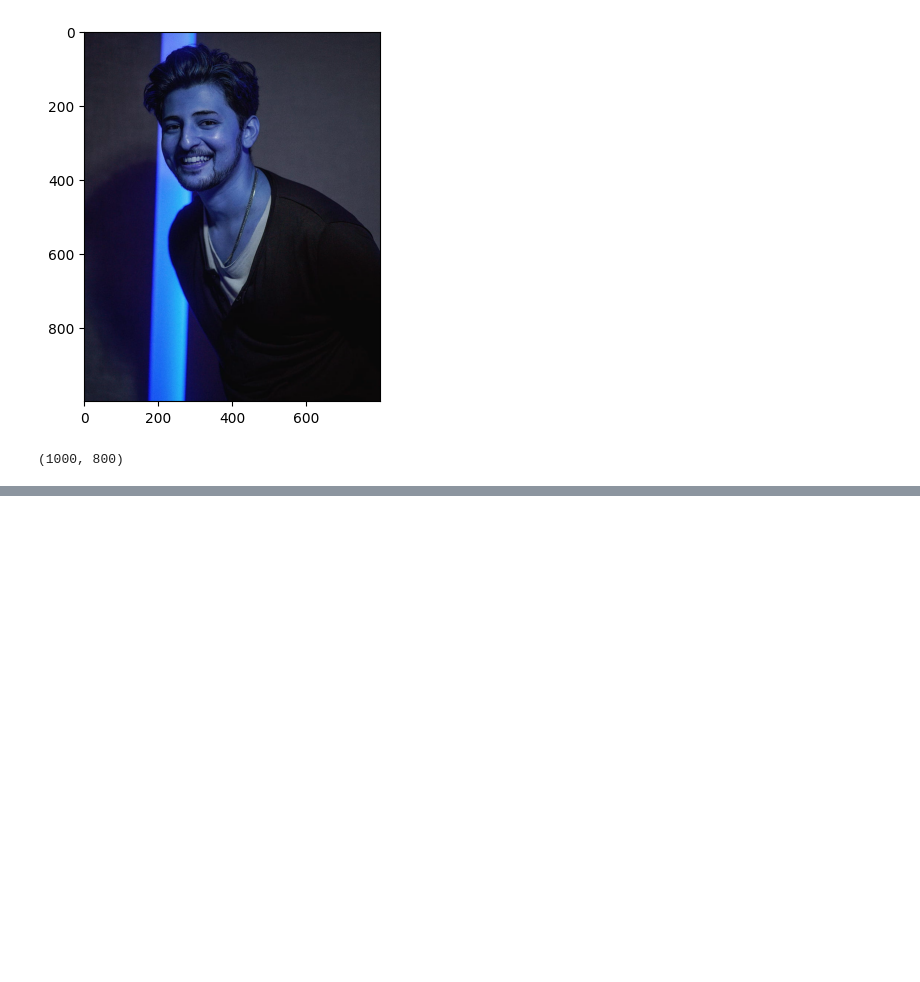
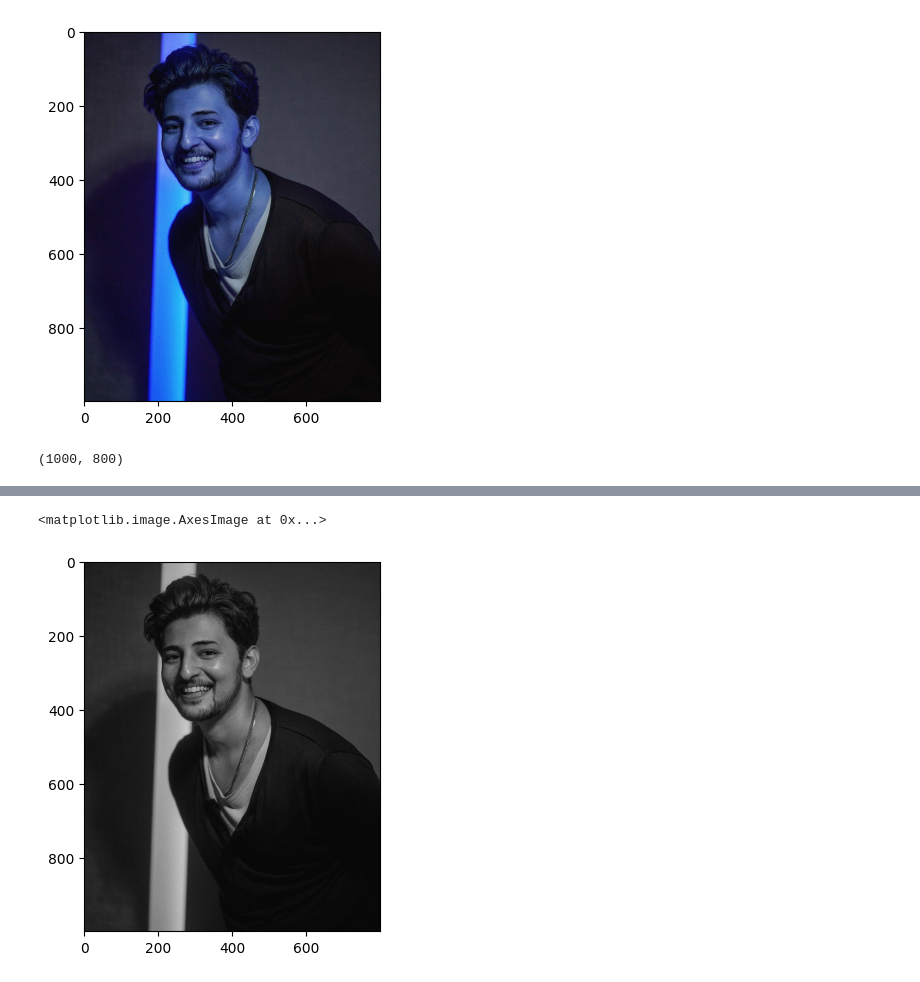
Before and after one commit to Kpawar10/image_classification, a Jupyter notebook: singer_classifier_mode.ipynb, the cells around one changed output, grey strips where cells are left out. Drawn from its saved outputs; the diff is of its cells as text; code cells hidden in the pictures; blank space fills up the shorter version.

```diff
--- a/singer_classifier_mode.ipynb
+++ b/singer_classifier_mode.ipynb
@@ -20,0 +31,5 @@ gray.shape
+# %%
+plt.imshow(gray,cmap='gray')
+# %% [output]
+<matplotlib.image.AxesImage at 0x...>
+[figure, added]
```
Also changed, not shown: parts of 1 cell of this notebook.
